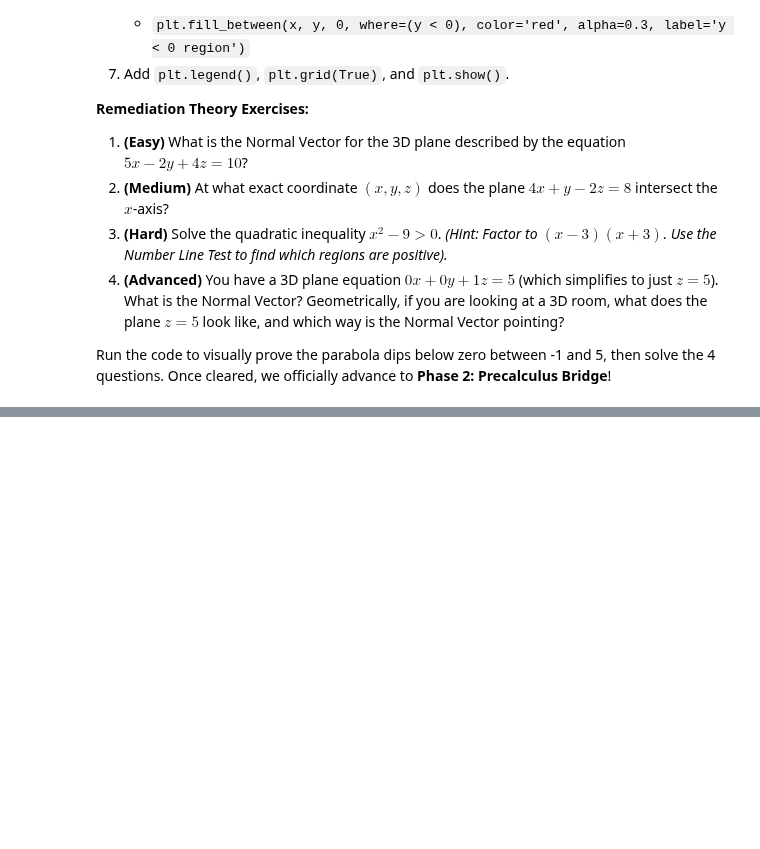
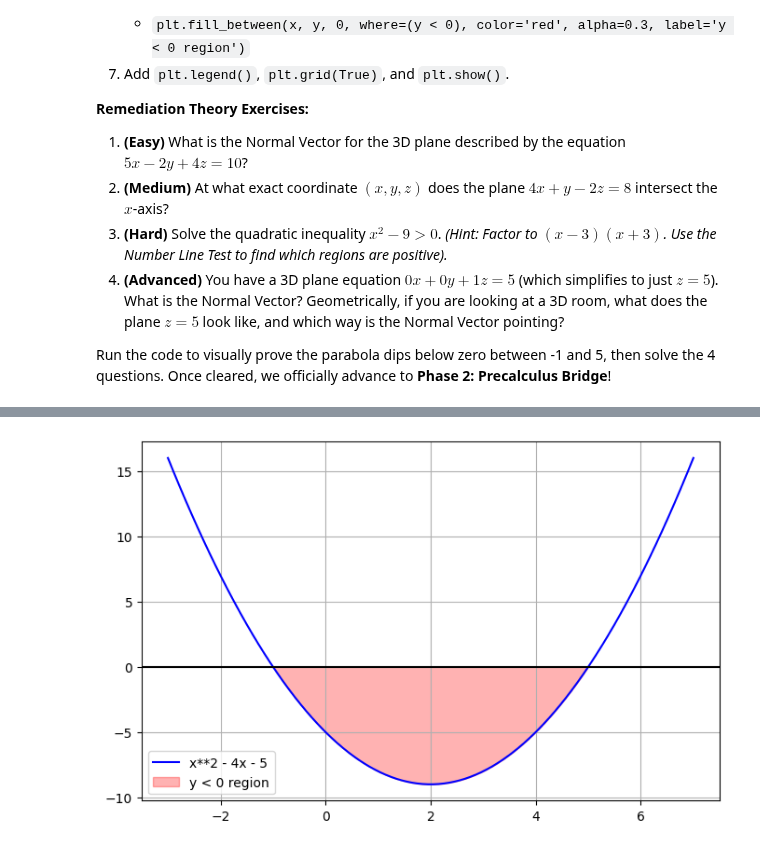
Before and after one commit to anonymous-oracle/sde, a Jupyter notebook: phase1/phase1_module2.ipynb, the cells around one changed output, grey strips where cells are left out. Saved outputs shown, nothing was run; the diff lists cells and outputs as text; code cells hidden in the pictures; blank space fills up the shorter version.

```diff
--- a/phase1/phase1_module2.ipynb
+++ b/phase1/phase1_module2.ipynb
@@ -221,0 +228,14 @@ Run the code to visually prove the parabola dips below zero between -1 and 5, th
+# %%
+import numpy as np
+import matplotlib.pyplot as plt
+x = np.linspace(-3, 7, 100)
+y = x**2 - 4*x - 5
+plt.figure(figsize=(8, 5))
+plt.plot(x, y, color="blue", label="x**2 - 4x - 5")
+plt.axhline(0, color='black', linewidth=1.5)
+plt.fill_between(x, y, 0, where=(y < 0), color='red', alpha=0.3, label='y < 0 region')
+plt.legend()
+plt.grid(True)
+plt.show()
+# %% [output]
+[figure, added]
```
Also changed, not shown: parts of 1 cell of this notebook.
